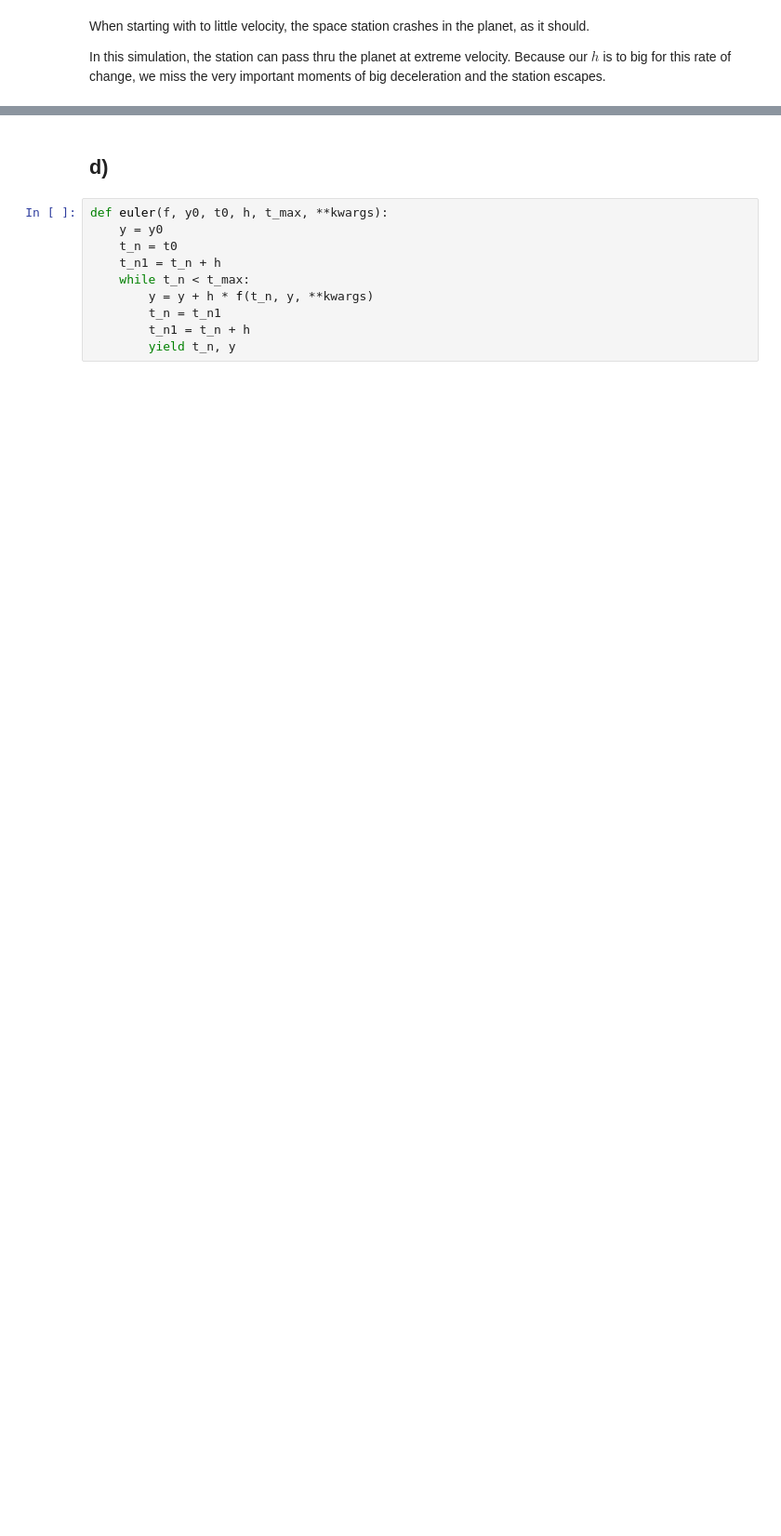
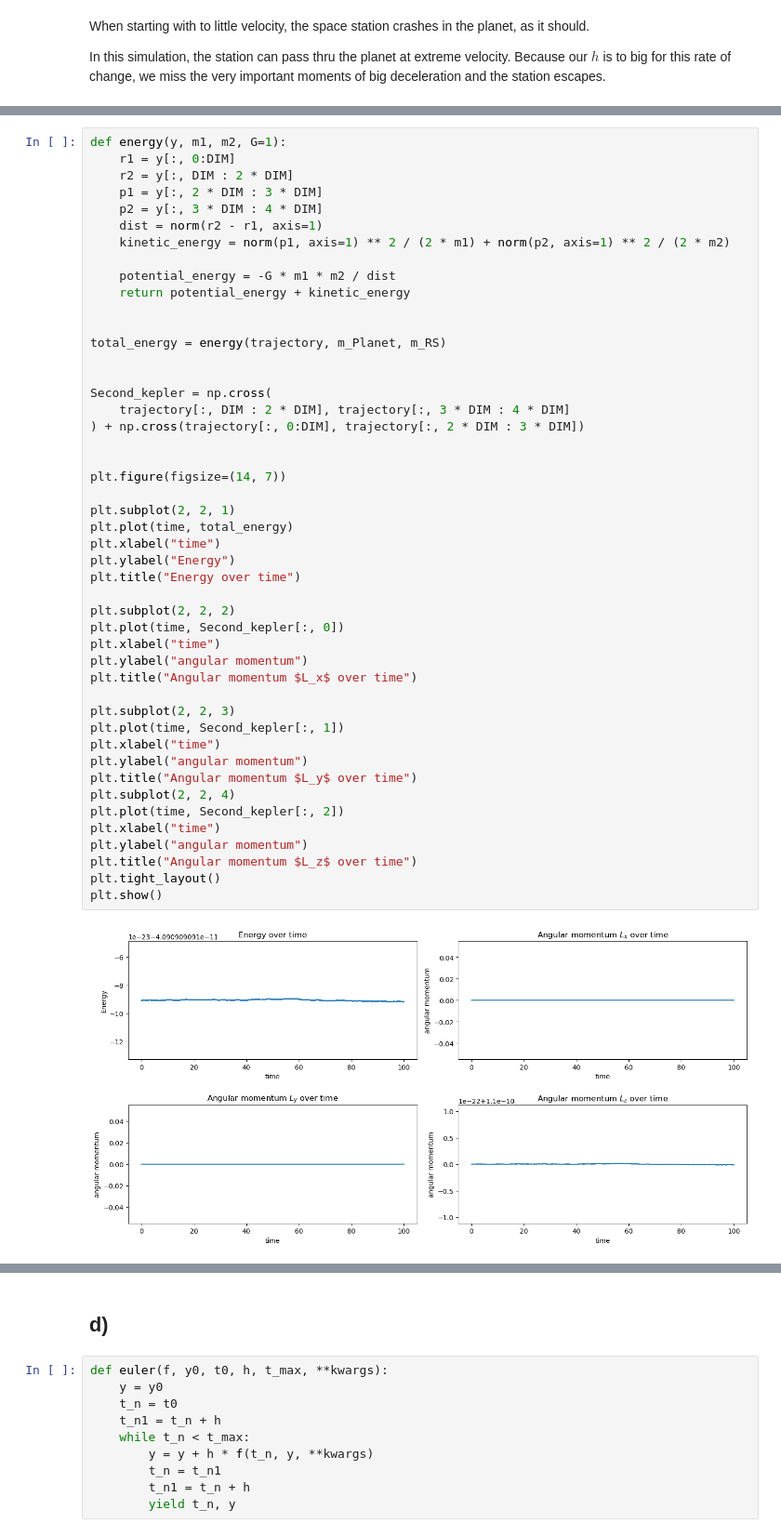
Before and after one commit to FSchierok/compPhys, a Jupyter notebook: Sheet03/A1.ipynb, the cells around one changed output, grey strips where cells are left out. Shown at 93% size. Saved outputs shown, nothing was run; the diff lists cells and outputs as text; blank space fills up the shorter version.

```diff
--- a/Sheet03/A1.ipynb
+++ b/Sheet03/A1.ipynb
@@ -130,0 +148,49 @@ Because our $h$ is to big for this rate of change, we miss the very important mo
+# %%
+def energy(y, m1, m2, G=1):
+    r1 = y[:, 0:DIM]
+    r2 = y[:, DIM : 2 * DIM]
+    p1 = y[:, 2 * DIM : 3 * DIM]
+    p2 = y[:, 3 * DIM : 4 * DIM]
+    dist = norm(r2 - r1, axis=1)
+    kinetic_energy = norm(p1, axis=1) ** 2 / (2 * m1) + norm(p2, axis=1) ** 2 / (2 * m2)
+
+    potential_energy = -G * m1 * m2 / dist
+    return potential_energy + kinetic_energy
+
+
+total_energy = energy(trajectory, m_Planet, m_RS)
+
+
+Second_kepler = np.cross(
+    trajectory[:, DIM : 2 * DIM], trajectory[:, 3 * DIM : 4 * DIM]
+) + np.cross(trajectory[:, 0:DIM], trajectory[:, 2 * DIM : 3 * DIM])
+
+
+plt.figure(figsize=(14, 7))
+
+plt.subplot(2, 2, 1)
+plt.plot(time, total_energy)
+plt.xlabel("time")
+plt.ylabel("Energy")
+plt.title("Energy over time")
+
+plt.subplot(2, 2, 2)
+plt.plot(time, Second_kepler[:, 0])
+plt.xlabel("time")
+plt.ylabel("angular momentum")
+plt.title("Angular momentum $L_x$ over time")
+
+plt.subplot(2, 2, 3)
+plt.plot(time, Second_kepler[:, 1])
+plt.xlabel("time")
+plt.ylabel("angular momentum")
+plt.title("Angular momentum $L_y$ over time")
+plt.subplot(2, 2, 4)
+plt.plot(time, Second_kepler[:, 2])
+plt.xlabel("time")
+plt.ylabel("angular momentum")
+plt.title("Angular momentum $L_z$ over time")
+plt.tight_layout()
+plt.show()
+# %% [output]
+[figure, added]
```
Also changed, not shown: parts of 4 cells of this notebook.
